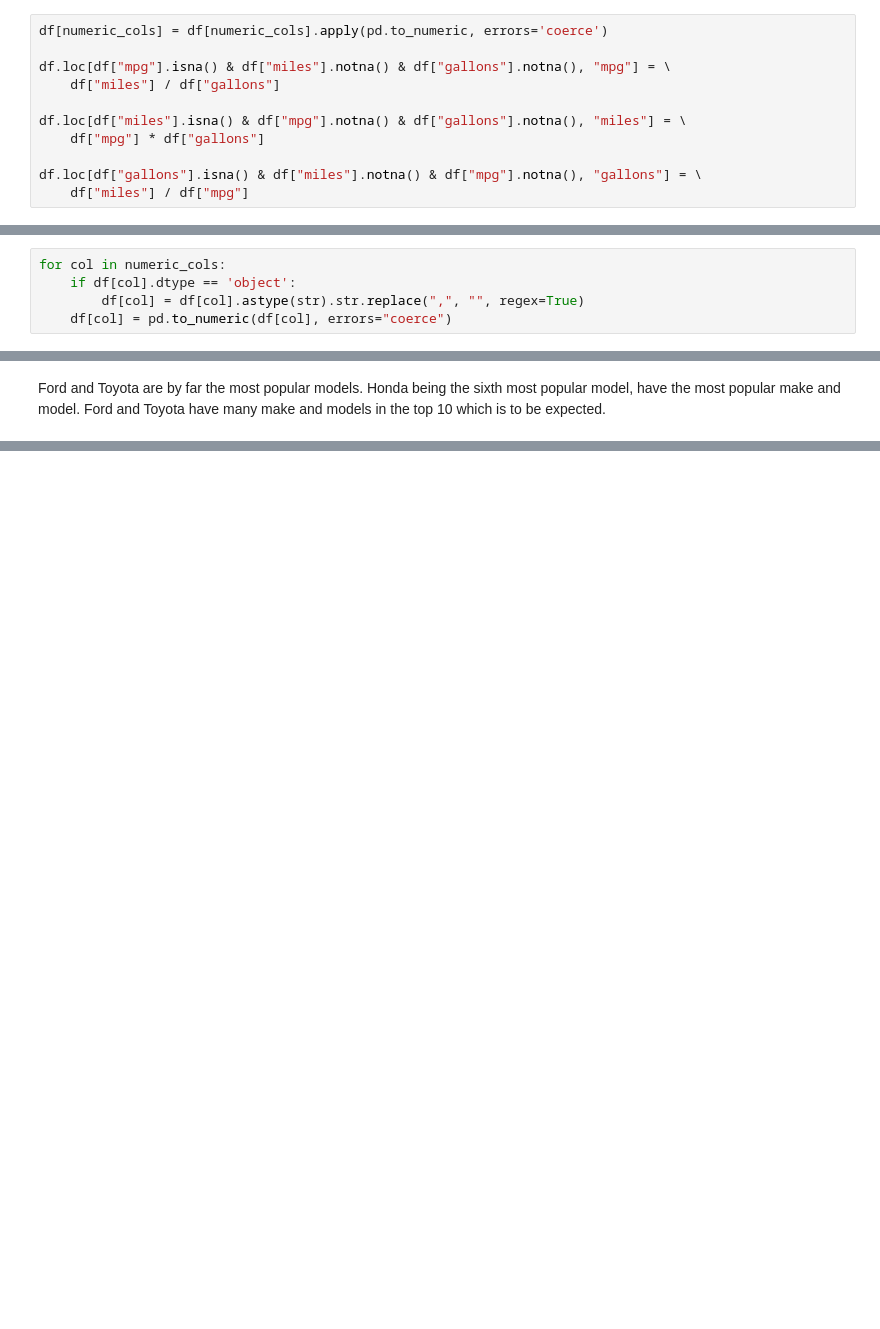
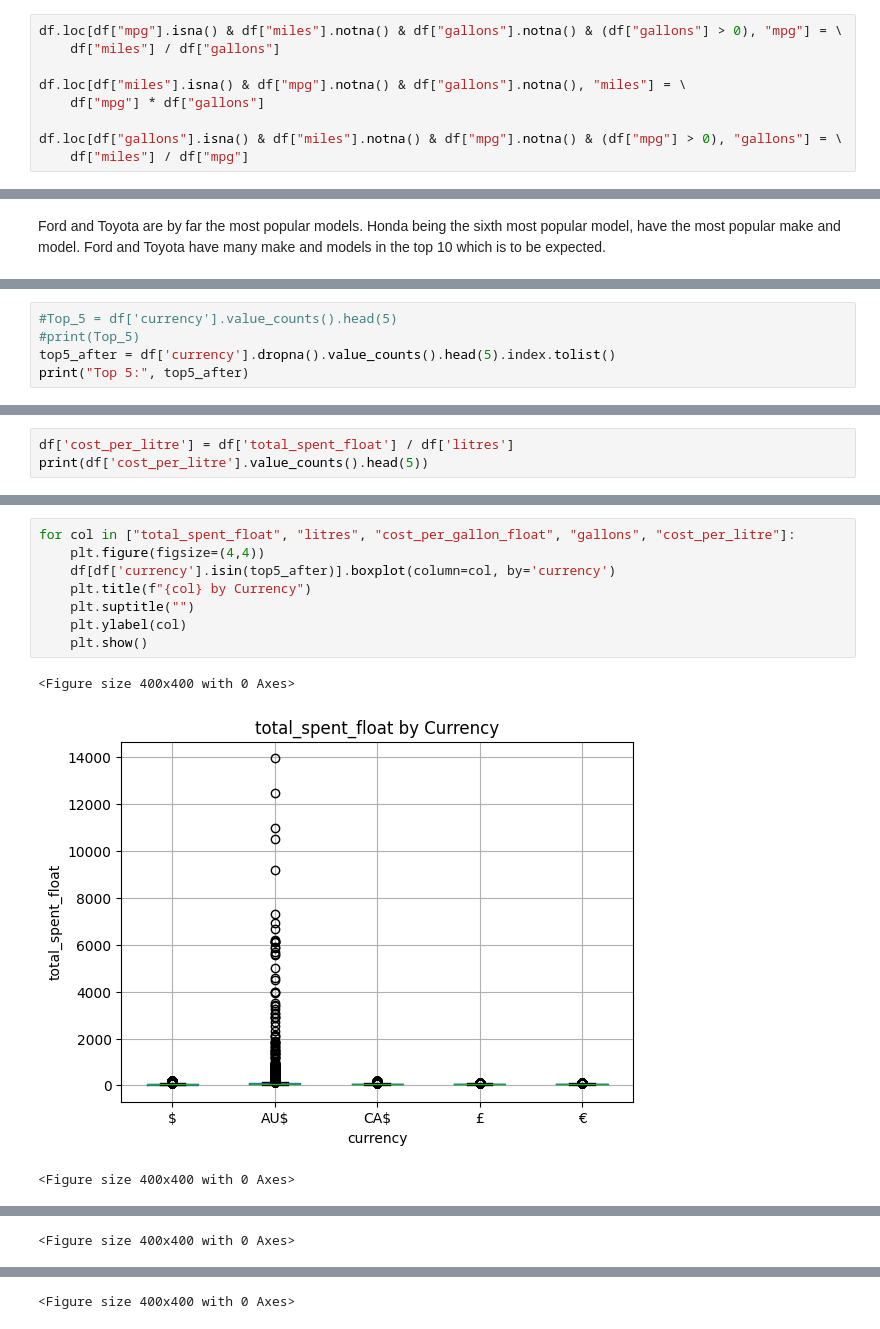
Before and after one commit to Ruaan1/DVE-Assignment, a Jupyter notebook: Notebook/Assignment1.ipynb, the cells around one changed output, grey strips where cells are left out. Drawn from its saved outputs; the diff is of its cells as text; blank space fills up the shorter version.

```diff
--- a/Notebook/Assignment1.ipynb
+++ b/Notebook/Assignment1.ipynb
@@ -133,13 +140,11 @@ The gallons column has only 3.32% missing entries, meaning most fueling events i
 # %% [markdown]
 1.2.2
 # %%
-df[numeric_cols] = df[numeric_cols].apply(pd.to_numeric, errors='coerce')
-
-df.loc[df["mpg"].isna() & df["miles"].notna() & df["gallons"].notna(), "mpg"] = \
+df.loc[df["mpg"].isna() & df["miles"].notna() & df["gallons"].notna() & (df["gallons"] > 0), "mpg"] = \
     df["miles"] / df["gallons"]
 
 df.loc[df["miles"].isna() & df["mpg"].notna() & df["gallons"].notna(), "miles"] = \
     df["mpg"] * df["gallons"]
 
-df.loc[df["gallons"].isna() & df["miles"].notna() & df["mpg"].notna(), "gallons"] = \
+df.loc[df["gallons"].isna() & df["miles"].notna() & df["mpg"].notna() & (df["mpg"] > 0), "gallons"] = \
     df["miles"] / df["mpg"]
@@ -148,8 +151,3 @@ df.loc[df["gallons"].isna() & df["miles"].notna() & df["mpg"].notna(), "gallons"
-# %%
-for col in numeric_cols:
-    if df[col].dtype == 'object':
-        df[col] = df[col].astype(str).str.replace(",", "", regex=True)
-    df[col] = pd.to_numeric(df[col], errors="coerce")
 # %% [markdown]
 1.2.4
 # %%
@@ -610,0 +609,5 @@ Question 4
+# %%
+#Top_5 = df['currency'].value_counts().head(5)
+#print(Top_5)
+top5_after = df['currency'].dropna().value_counts().head(5).index.tolist()
+print("Top 5:", top5_after)
@@ -610,0 +619,3 @@ Question 4
+# %%
+df['cost_per_litre'] = df['total_spent_float'] / df['litres']
+print(df['cost_per_litre'].value_counts().head(5))
@@ -610,0 +630,12 @@ Question 4
+# %%
+for col in ["total_spent_float", "litres", "cost_per_gallon_float", "gallons", "cost_per_litre"]:
+    plt.figure(figsize=(4,4))
+    df[df['currency'].isin(top5_after)].boxplot(column=col, by='currency')
+    plt.title(f"{col} by Currency")
+    plt.suptitle("")
+    plt.ylabel(col)
+    plt.show()
+# %% [output]
+<Figure size 400x400 with 0 Axes>
+[figure, added]
+<Figure size 400x400 with 0 Axes>
@@ -610,0 +643 @@ Question 4
+<Figure size 400x400 with 0 Axes>
@@ -610,0 +645 @@ Question 4
+<Figure size 400x400 with 0 Axes>
```
Also changed, not shown: parts of 20 cells of this notebook.
